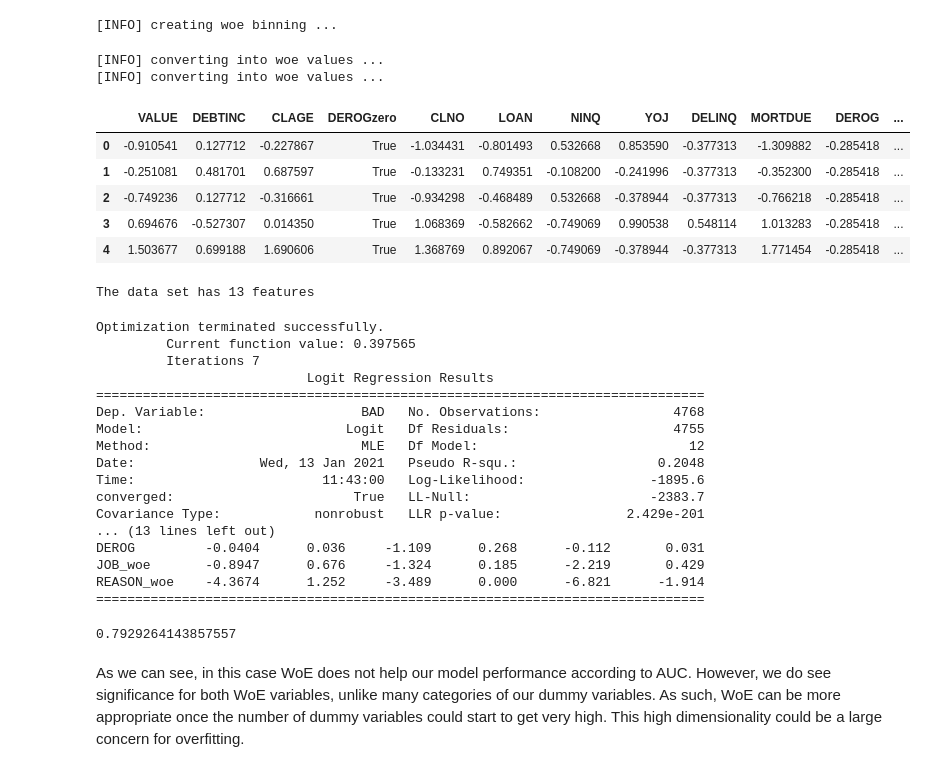
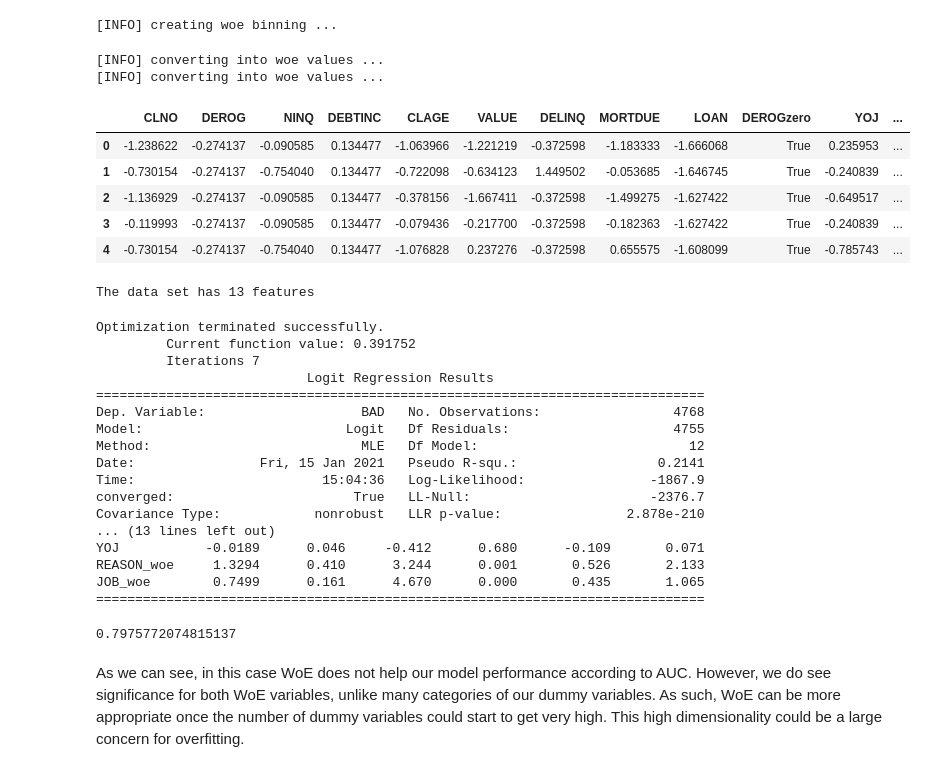
Before and after one commit to Humboldt-WI/bads, a Jupyter notebook: tutorials/9_nb_feature_engineering.ipynb, the cells around one changed output. Cells and saved outputs as stored; diff of their text form; code cells hidden in the pictures.

```diff
--- a/tutorials/9_nb_feature_engineering.ipynb
+++ b/tutorials/9_nb_feature_engineering.ipynb
@@ -503,15 +480,0 @@ X_train.head()
-# %%
-from sklearn.preprocessing import FunctionTransformer
-
-def to_float(x):
-  return pd.DataFrame(x).astype(float)
-
-fun_tr = FunctionTransformer(to_float)
-
-X_train[numeric_cols] = fun_tr.fit_transform(X_train[numeric_cols])
-X_train['DEROGzero'] = X_train['DEROGzero'].astype('bool')
-
-X_test[numeric_cols] = fun_tr.fit_transform(X_test[numeric_cols])
-X_test['DEROGzero'] = X_test['DEROGzero'].astype('bool')
-
-X_train.info()
@@ -538,0 +481,13 @@ memory usage: 451.8+ KB
+# %%
+numeric_cols = ["LOAN", "MORTDUE", "VALUE", "YOJ", "DEROG", "DELINQ", "CLAGE", "NINQ", "CLNO", "DEBTINC"]
+
+standard = StandardScaler()
+
+X_train_scaled = X_train.copy()
+X_test_scaled = X_test.copy()
+
+X_train_scaled[numeric_cols] = standard.fit_transform(X_train_scaled[numeric_cols])
+
+X_test_scaled[numeric_cols] = standard.transform(X_test_scaled[numeric_cols])
+
+X_test_scaled.head()
@@ -653,7 +638,7 @@ class IV_Calc:
         return iv
 # %%
 # Use the functionality of our WoE class for encoding the feature JOB
-train_df = pd.concat([X_train, y_train], axis=1, join="inner")
+train_df = pd.concat([X_train_scaled, y_train], axis=1, join="inner")
 
 woe_job = IV_Calc(train_df, feature="JOB", target="BAD")
 
@@ -795,51 +781,51 @@ bins_regression = sc.woebin(train_df, y="BAD", x=['JOB', 'REASON'])
 # %% [output]
 [INFO] creating woe binning ...
 # %%
-X_train_woe = sc.woebin_ply(X_train, bins_regression)
+X_train_woe = sc.woebin_ply(X_train_scaled, bins_regression)
 
-X_test_woe = sc.woebin_ply(X_test, bins_regression)
+X_test_woe = sc.woebin_ply(X_test_scaled, bins_regression)
 
 X_train_woe.head()
 # %% [output]
 [INFO] converting into woe values ...
 [INFO] converting into woe values ...
-|  | VALUE | DEBTINC | CLAGE | DEROGzero | CLNO | LOAN | NINQ | YOJ | DELINQ | MORTDUE | DEROG | ... |
-| 0 | -0.910541 | 0.127712 | -0.227867 | True | -1.034431 | -0.801493 | 0.532668 | 0.853590 | -0.377313 | -1.309882 | -0.285418 | ... |
-| 1 | -0.251081 | 0.481701 | 0.687597 | True | -0.133231 | 0.749351 | -0.108200 | -0.241996 | -0.377313 | -0.352300 | -0.285418 | ... |
-| 2 | -0.749236 | 0.127712 | -0.316661 | True | -0.934298 | -0.468489 | 0.532668 | -0.378944 | -0.377313 | -0.766218 | -0.285418 | ... |
-| 3 | 0.694676 | -0.527307 | 0.014350 | True | 1.068369 | -0.582662 | -0.749069 | 0.990538 | 0.548114 | 1.013283 | -0.285418 | ... |
-| 4 | 1.503677 | 0.699188 | 1.690606 | True | 1.368769 | 0.892067 | -0.749069 | -0.378944 | -0.377313 | 1.771454 | -0.285418 | ... |
+|  | CLNO | DEROG | NINQ | DEBTINC | CLAGE | VALUE | DELINQ | MORTDUE | LOAN | DEROGzero | YOJ | ... |
+| 0 | -1.238622 | -0.274137 | -0.090585 | 0.134477 | -1.063966 | -1.221219 | -0.372598 | -1.183333 | -1.666068 | True | 0.235953 | ... |
+| 1 | -0.730154 | -0.274137 | -0.754040 | 0.134477 | -0.722098 | -0.634123 | 1.449502 | -0.053685 | -1.646745 | True | -0.240839 | ... |
+| 2 | -1.136929 | -0.274137 | -0.090585 | 0.134477 | -0.378156 | -1.667411 | -0.372598 | -1.499275 | -1.627422 | True | -0.649517 | ... |
+| 3 | -0.119993 | -0.274137 | -0.090585 | 0.134477 | -0.079436 | -0.217700 | -0.372598 | -0.182363 | -1.627422 | True | -0.240839 | ... |
+| 4 | -0.730154 | -0.274137 | -0.754040 | 0.134477 | -1.076828 | 0.237276 | -0.372598 | 0.655575 | -1.608099 | True | -0.785743 | ... |
 # %%
 # Illustrate how WoE coding avoids an increase of dimensionality
 print('The data set has {} features'.format(X_train_woe.shape[1]))
 # %% [output]
 The data set has 13 features
 # %%
-log_reg_woe = sm.Logit(y_train_reset, X_train_woe.astype(float)).fit()
+log_reg_woe = sm.Logit(y_train.sort_index(), X_train_woe.astype(float)).fit()
 print(log_reg_woe.summary())
 # %% [output]
 Optimization terminated successfully.
-         Current function value: 0.397565
+         Current function value: 0.391752
          Iterations 7
                            Logit Regression Results
 ==============================================================================
 Dep. Variable:                    BAD   No. Observations:                 4768
 Model:                          Logit   Df Residuals:                     4755
 Method:                           MLE   Df Model:                           12
-Date:                Wed, 13 Jan 2021   Pseudo R-squ.:                  0.2048
-Time:                        11:43:00   Log-Likelihood:                -1895.6
-converged:                       True   LL-Null:                       -2383.7
-Covariance Type:            nonrobust   LLR p-value:                2.429e-201
+Date:                Fri, 15 Jan 2021   Pseudo R-squ.:                  0.2141
+Time:                        15:04:36   Log-Likelihood:                -1867.9
+converged:                       True   LL-Null:                       -2376.7
+Covariance Type:            nonrobust   LLR p-value:                2.878e-210
 ... (13 lines left out)
-DEROG         -0.0404      0.036     -1.109      0.268      -0.112       0.031
-JOB_woe       -0.8947      0.676     -1.324      0.185      -2.219       0.429
-REASON_woe    -4.3674      1.252     -3.489      0.000      -6.821      -1.914
+YOJ           -0.0189      0.046     -0.412      0.680      -0.109       0.071
+REASON_woe     1.3294      0.410      3.244      0.001       0.526       2.133
+JOB_woe        0.7499      0.161      4.670      0.000       0.435       1.065
 ==============================================================================
 # %%
 y_pred = log_reg_woe.predict(X_test_woe.astype(float))
-roc_auc_score(y_test, y_pred)
+roc_auc_score(y_test.sort_index(), y_pred)
 # %% [output]
-0.7929264143857557
+0.7975772074815137
 # %% [markdown]
 As we can see, in this case WoE does not help our model performance according to AUC. However, we do see significance for both WoE variables, unlike many categories of our dummy variables. As such, WoE can be more appropriate once the number of dummy variables could start to get very high. This high dimensionality could be a large concern for overfitting.
 # %% [markdown]
```
Also changed, not shown: parts of 28 cells of this notebook.
